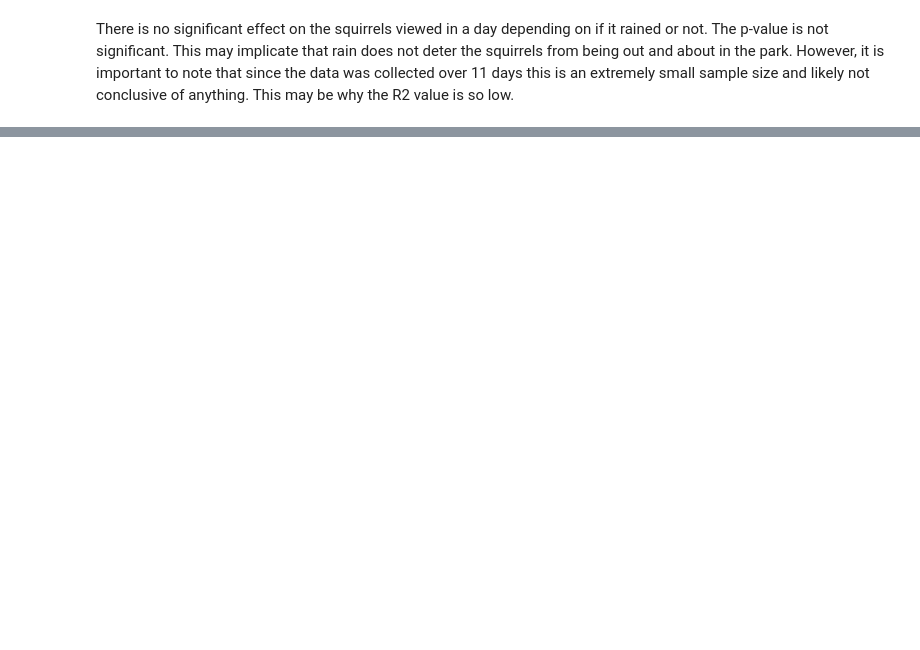
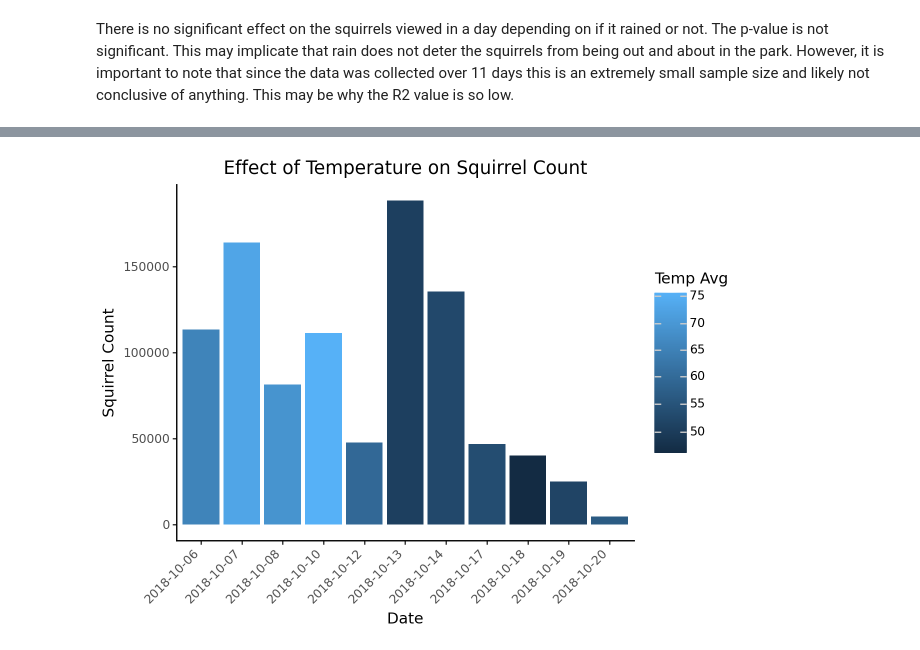
Before and after one commit to envirodatascience/final-project-go-squirrels, a Jupyter notebook: Sophie's_Squirrel_Notebook.ipynb, the cells around one changed output, grey strips where cells are left out. Drawn from its saved outputs; the diff is of its cells as text; code cells hidden in the pictures; blank space fills up the shorter version.

```diff
--- a/Sophie's_Squirrel_Notebook.ipynb
+++ b/Sophie's_Squirrel_Notebook.ipynb
@@ -413,0 +450,6 @@ There is no significant effect on the squirrels viewed in a day depending on if
+# %%
+squirrel_counts_by_date = pd.merge(squirrel_counts_by_date, merged_df[['Date', 'Temp Avg']], on='Date', how='left')
+# %%
+# Convert 'Squirrel Count' and 'Temp Avg' columns to numeric, handling errors
+squirrel_counts_by_date['Squirrel Count'] = pd.to_numeric(squirrel_counts_by_date['Squirrel Count'], errors='coerce')
+squirrel_counts_by_date['Temp Avg'] = pd.to_numeric(squirrel_counts_by_date['Temp Avg'], errors='coerce')
@@ -413,0 +481,12 @@ There is no significant effect on the squirrels viewed in a day depending on if
+# %%
+(
+    ggplot(squirrel_counts_by_date, aes(x='Date_str', y='Squirrel Count', fill='Temp Avg'))
+    + geom_col()
+    + scale_x_discrete(breaks=lambda x: x, labels=lambda x: [date[:10] for date in x])
+    + scale_fill_gradient()
+    + theme_classic()
+    + theme(axis_text_x=element_text(rotation=45, hjust=1))  # Rotate x-axis labels
+    + labs(title="Effect of Temperature on Squirrel Count", x="Date", y="Squirrel Count")  #update labels
+)
+# %% [output]
+[figure, added]
```
Also changed, not shown: parts of 7 cells of this notebook.
